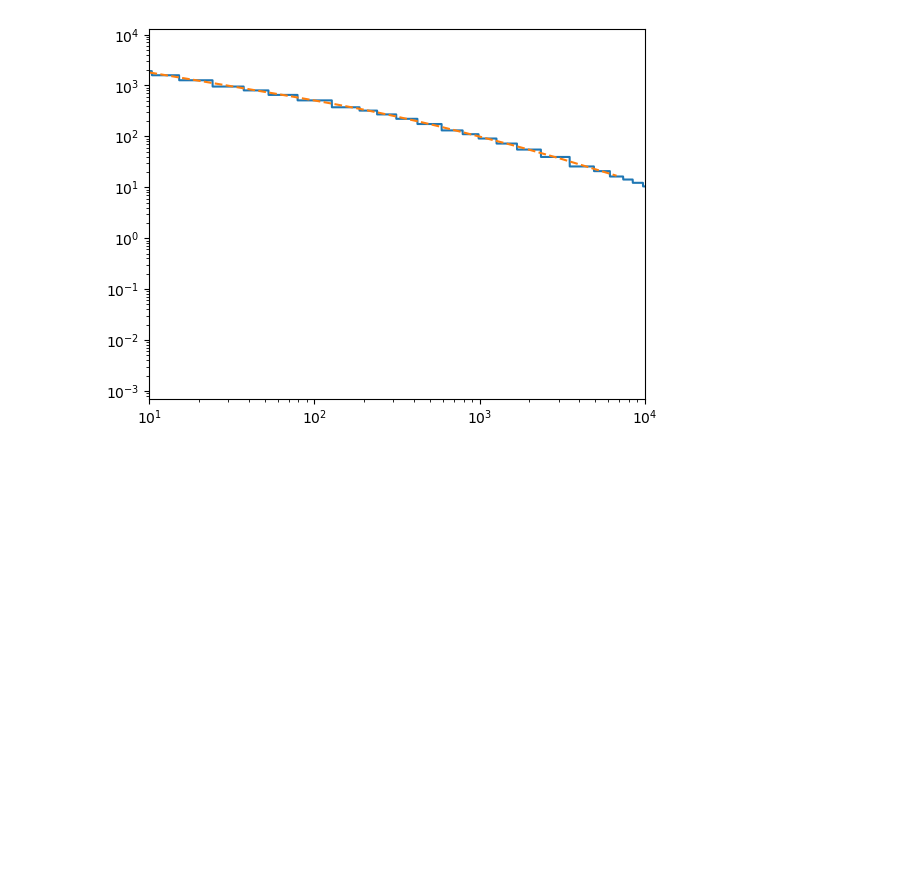
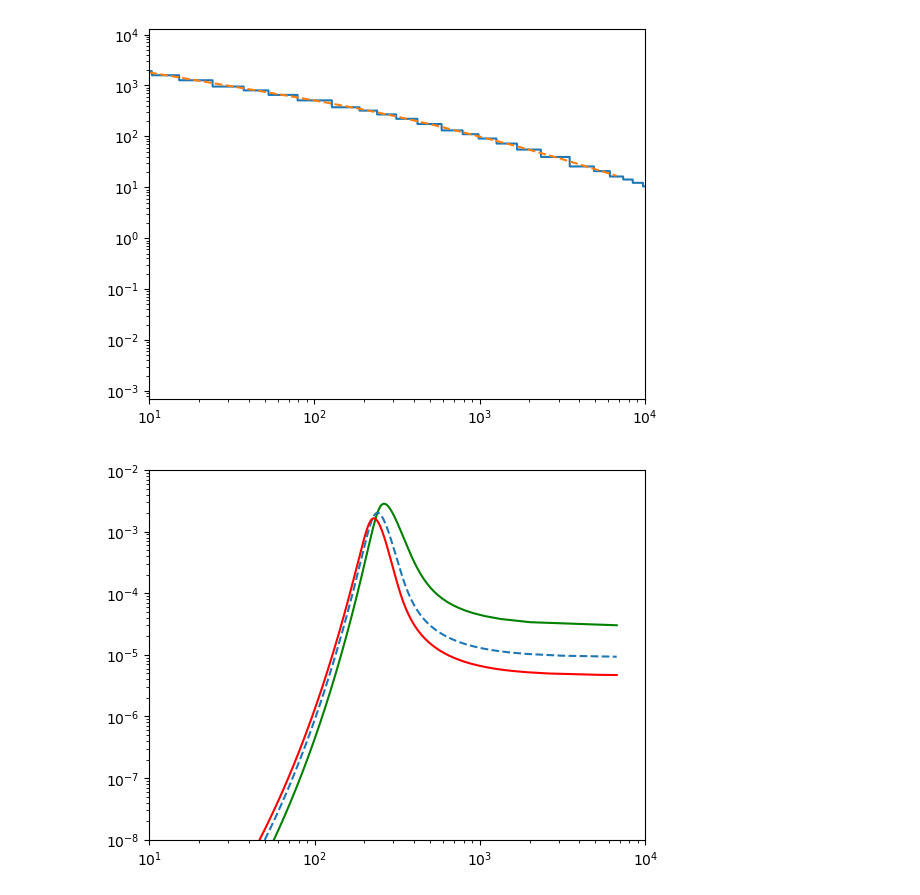
Before and after one commit to nuLABatUSD/BBN_evolve, a Jupyter notebook: runBBN.ipynb, the cells around one changed output. Cells and saved outputs as stored; diff of their text form; code cells hidden in the pictures; blank space fills up the shorter version.

```diff
--- a/runBBN.ipynb
+++ b/runBBN.ipynb
@@ -105,6 +105,8 @@ def a_total_y_tot(eta_final):
 # %%
 %%time
 a_total, y_total  = a_total_y_tot(6.1e-10)
+a_total_low, y_total_low = a_total_y_tot(3e-10)
+a_total_high, y_total_high = a_total_y_tot(9e-10)
 # %% [output]
 True
 True
@@ -236,3 +242,14 @@ plt.xlim(10, 1e4)
 # %% [output]
 (10, 10000.0)
 [figure]
+# %%
+plt.figure()
+plt.loglog(y_total_low[:,1] * hbar, y_total_low[:,3+nse.H2_INDEX], color = "green")
+plt.loglog(y_total[:,1] * hbar, y_total[:,3+nse.H2_INDEX], ls='--')
+plt.loglog(y_total_high[:,1] * hbar, y_total_high[:,3+nse.H2_INDEX], color = "red")
+plt.xlim(10, 1e4)
+plt.ylim(1e-8, 1e-2)
+
+plt.show()
+# %% [output]
+[figure, added]
```
Also changed, not shown: parts of 1 cell of this notebook, 1 other file.
